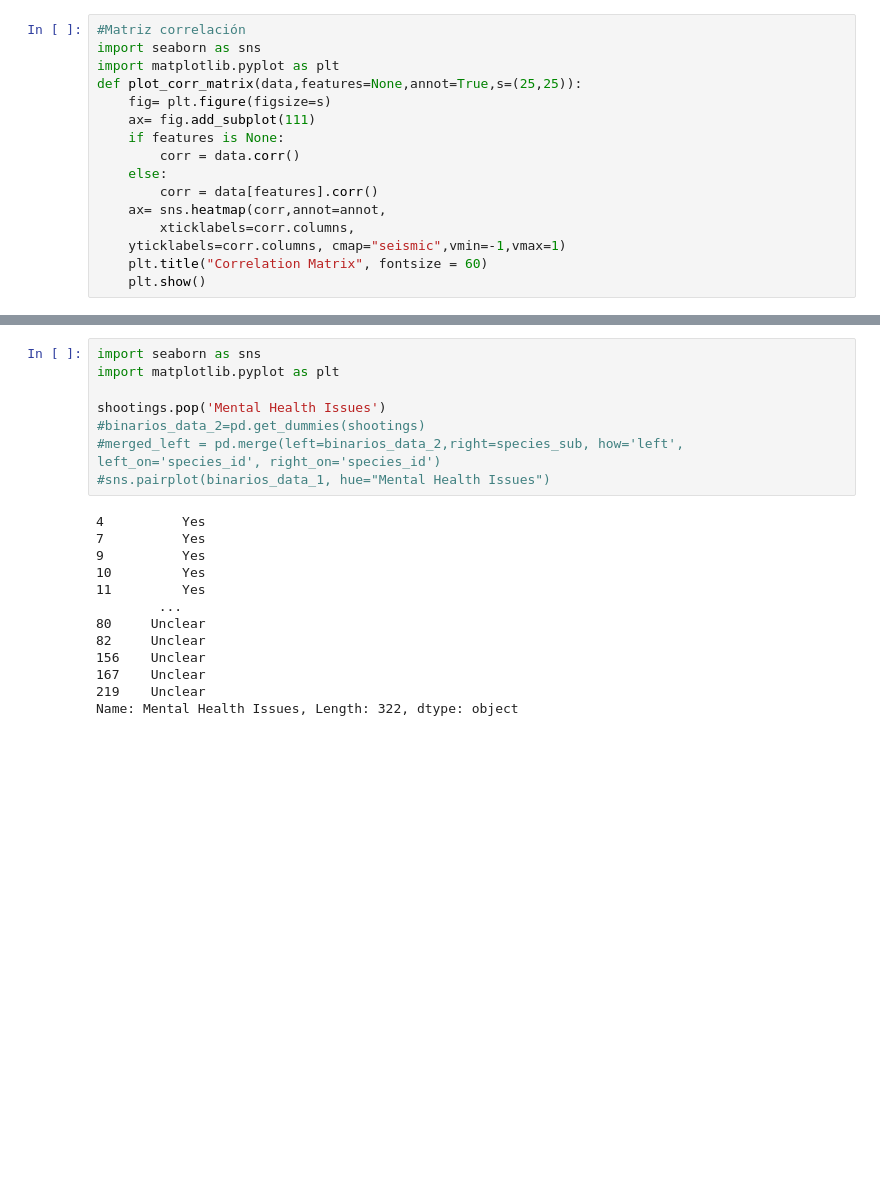
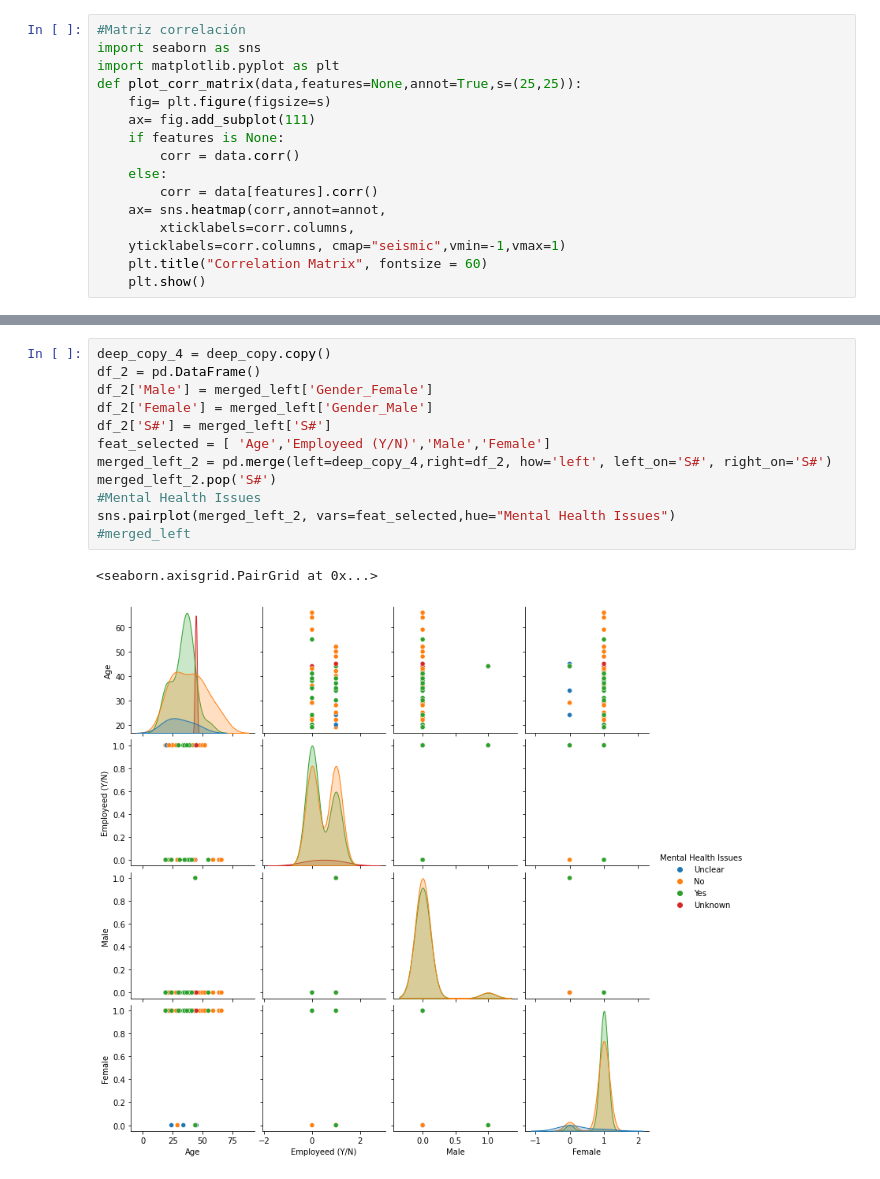
Before and after one commit to panxolopez/proyecto_mineria, a Jupyter notebook: proyecto.ipynb, the cells around one changed output, grey strips where cells are left out. Drawn from its saved outputs; the diff is of its cells as text; blank space fills up the shorter version.

```diff
--- a/proyecto.ipynb
+++ b/proyecto.ipynb
@@ -107,21 +200,15 @@ plot_corr_matrix(correlacion)
 # %%
-import seaborn as sns
-import matplotlib.pyplot as plt
-
-shootings.pop('Mental Health Issues')
-#binarios_data_2=pd.get_dummies(shootings)
-#merged_left = pd.merge(left=binarios_data_2,right=species_sub, how='left', left_on='species_id', right_on='species_id')
-#sns.pairplot(binarios_data_1, hue="Mental Health Issues")
+deep_copy_4 = deep_copy.copy()
+df_2 = pd.DataFrame()
+df_2['Male'] = merged_left['Gender_Female']
+df_2['Female'] = merged_left['Gender_Male']
+df_2['S#'] = merged_left['S#']
+feat_selected = [ 'Age','Employeed (Y/N)','Male','Female']
+merged_left_2 = pd.merge(left=deep_copy_4,right=df_2, how='left', left_on='S#', right_on='S#')
+merged_left_2.pop('S#')
+#Mental Health Issues
+sns.pairplot(merged_left_2, vars=feat_selected,hue="Mental Health Issues")
+#merged_left
 # %% [output]
-4          Yes
-7          Yes
-9          Yes
-10         Yes
-11         Yes
-        ...
-80     Unclear
-82     Unclear
-156    Unclear
-167    Unclear
-219    Unclear
-Name: Mental Health Issues, Length: 322, dtype: object
+<seaborn.axisgrid.PairGrid at 0x...>
+[figure, added]
```
Also changed, not shown: parts of 8 cells of this notebook.
